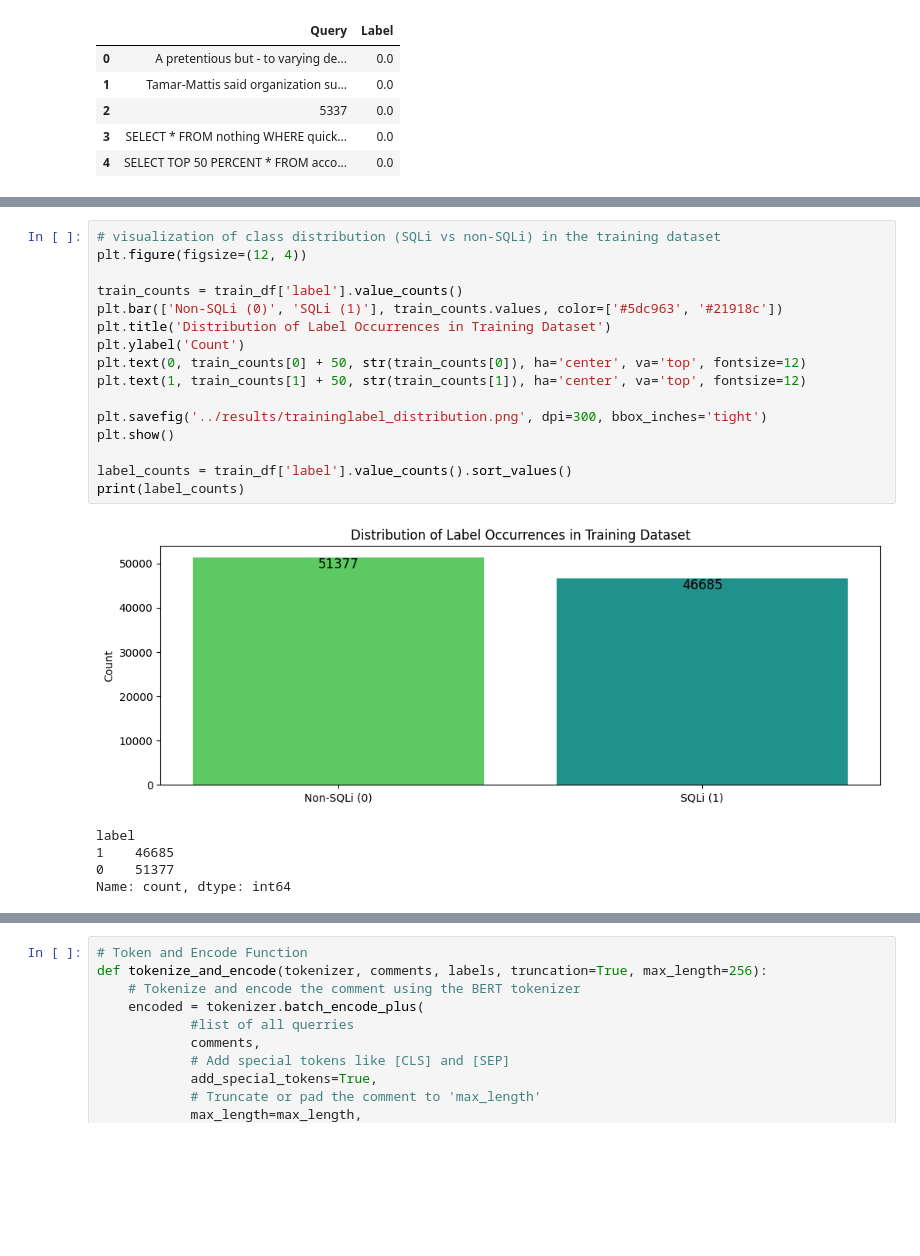
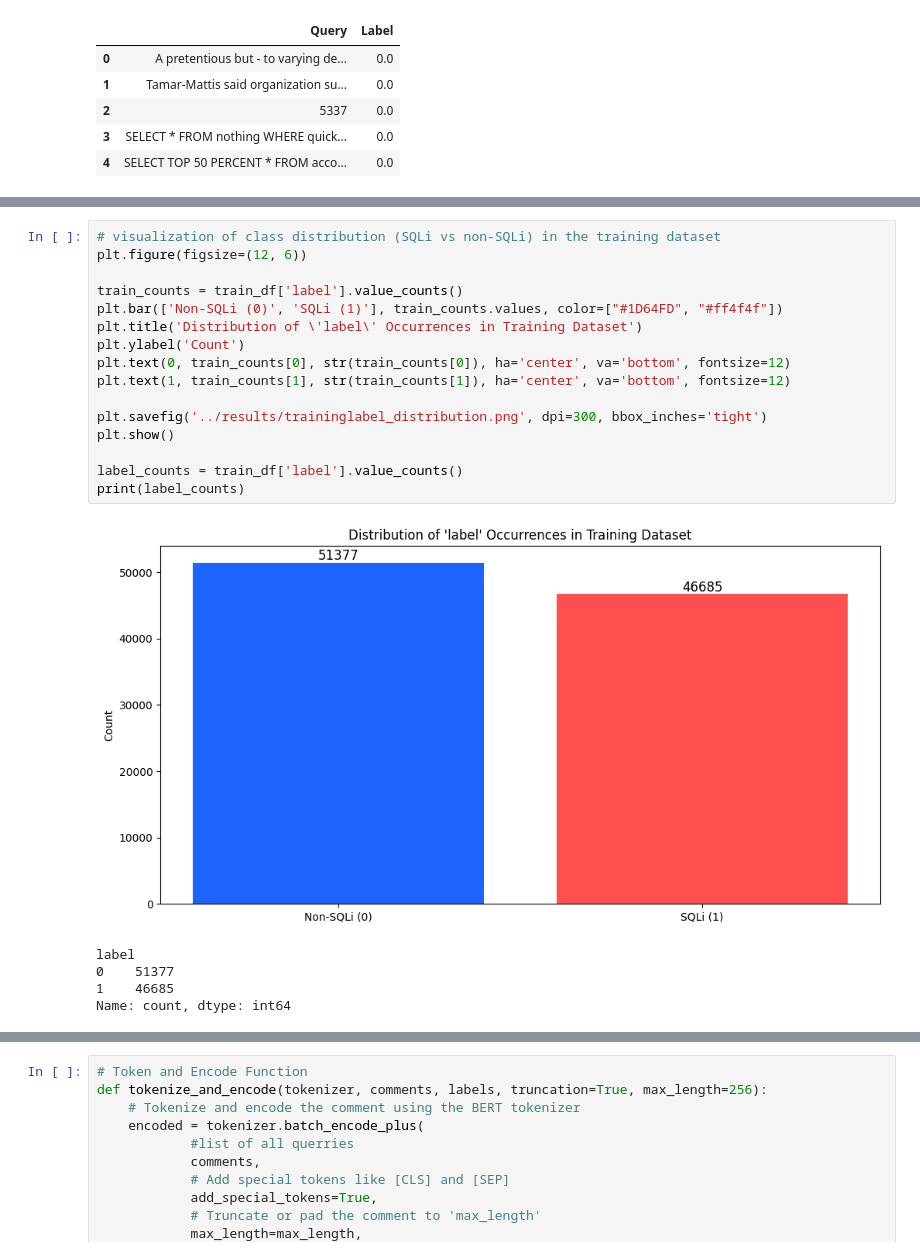
Before and after one commit to viserionnina/bert-sqli-detection, a Jupyter notebook: notebooks/training.ipynb, the cells around one changed output, grey strips where cells are left out. Drawn from its saved outputs; the diff is of its cells as text; blank space fills up the shorter version.

Commit message:
Cleaning training notebooks, writing instructions for loading,training model.New visualization of distributions and clusters

```diff
--- a/notebooks/training.ipynb
+++ b/notebooks/training.ipynb
@@ -109,24 +98,24 @@ test_df.reset_index(drop=True) #resetting index to start from 0
 # %%
 # visualization of class distribution (SQLi vs non-SQLi) in the training dataset
-plt.figure(figsize=(12, 4))
+plt.figure(figsize=(12, 6))
 
 train_counts = train_df['label'].value_counts()
-plt.bar(['Non-SQLi (0)', 'SQLi (1)'], train_counts.values, color=['#5dc963', '#21918c'])
-plt.title('Distribution of Label Occurrences in Training Dataset')
+plt.bar(['Non-SQLi (0)', 'SQLi (1)'], train_counts.values, color=["#1D64FD", "#ff4f4f"])
+plt.title('Distribution of \'label\' Occurrences in Training Dataset')
 plt.ylabel('Count')
-plt.text(0, train_counts[0] + 50, str(train_counts[0]), ha='center', va='top', fontsize=12)
-plt.text(1, train_counts[1] + 50, str(train_counts[1]), ha='center', va='top', fontsize=12)
+plt.text(0, train_counts[0], str(train_counts[0]), ha='center', va='bottom', fontsize=12)
+plt.text(1, train_counts[1], str(train_counts[1]), ha='center', va='bottom', fontsize=12)
 
 plt.savefig('../results/traininglabel_distribution.png', dpi=300, bbox_inches='tight')
 plt.show()
 
-label_counts = train_df['label'].value_counts().sort_values()
+label_counts = train_df['label'].value_counts()
 print(label_counts)
 # %% [output]
-[figure, old version]
+[figure, new version]
 label
+0    51377
 1    46685
-0    51377
 Name: count, dtype: int64
 # %%
 # visualization of class distribution (SQLi vs non-SQLi) in the training/validation/test dataset
```
Also changed, not shown: parts of 28 cells of this notebook, 4 other files.
